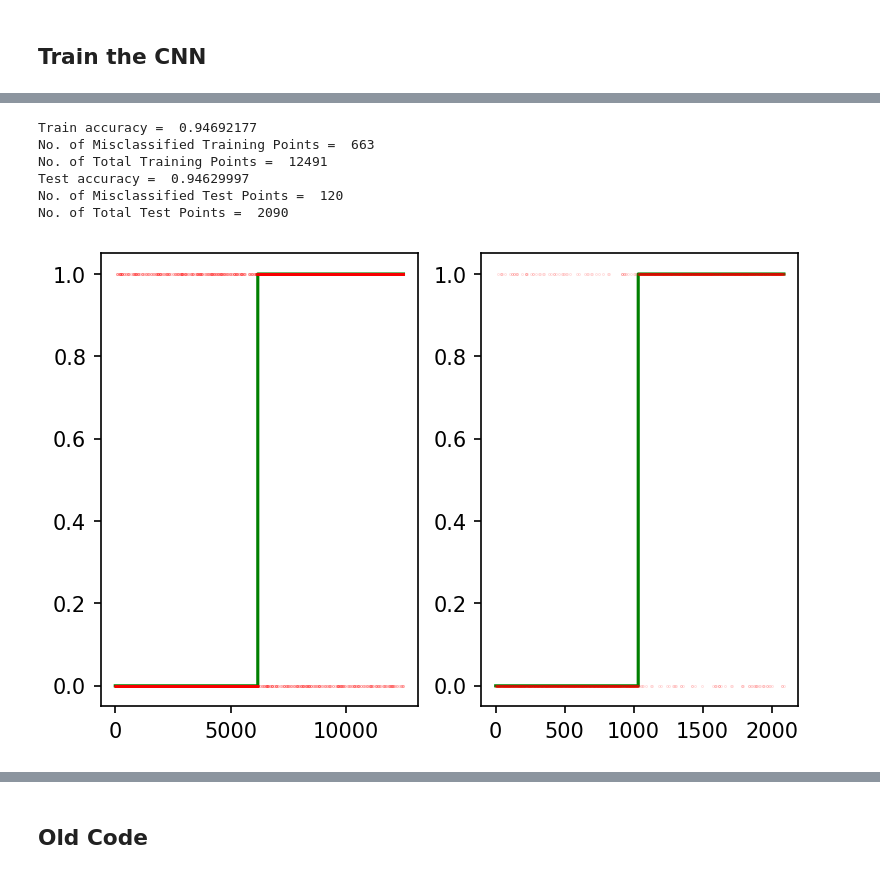
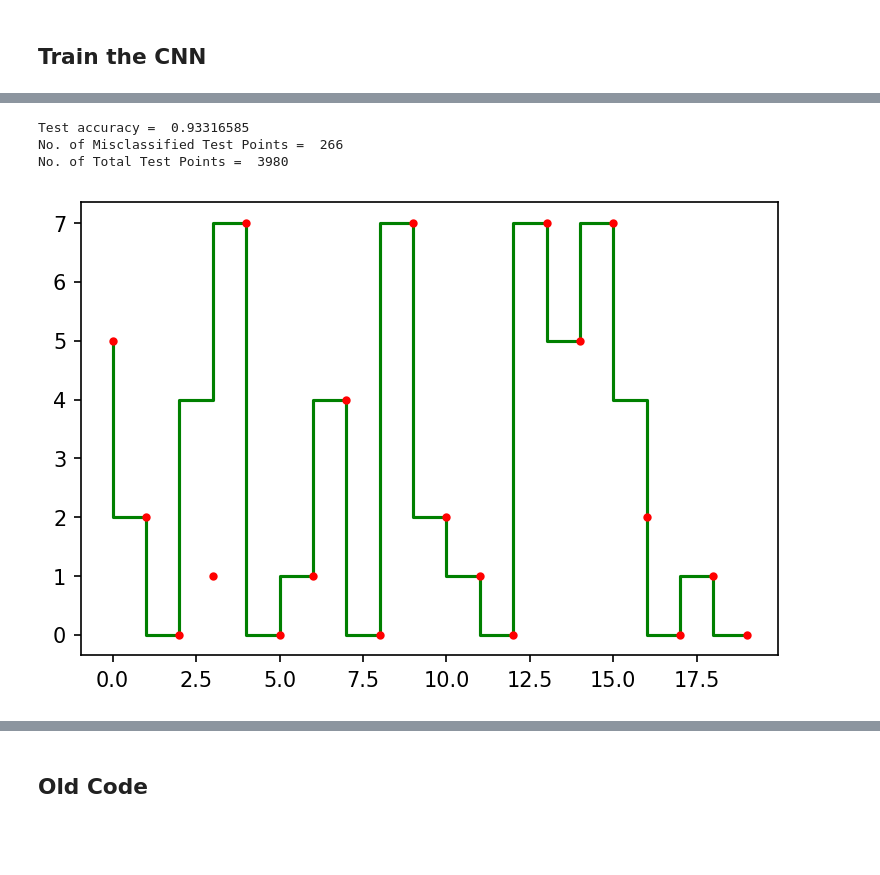
Before and after one commit to adbonzanini/ML-for-plasmas, a Jupyter notebook: Defect_Classification/Defect_Classification_CNN.ipynb, the cells around one changed output, grey strips where cells are left out. Saved outputs shown, nothing was run; the diff lists cells and outputs as text; code cells hidden in the pictures; blank space fills up the shorter version.

```diff
--- a/Defect_Classification/Defect_Classification_CNN.ipynb
+++ b/Defect_Classification/Defect_Classification_CNN.ipynb
@@ -45,9 +51,9 @@ yVal = np.load(execution_path+'/../Data/yVal.npy')
 # %%
 class Parameters:
     def __init__(self):
-        self.Ntrain = xTrain.shape[0]
-        self.imgSize = [xTrain.shape[1],xTrain.shape[2]]
+        self.Ntrain = imgTrain.shape[0]
+        self.imgSize = [imgTrain.shape[1],imgTrain.shape[2]]
         self.dropoutRate = 0.01
 
-
+# Instantiate object
 p = Parameters();
@@ -302,4 +363,0 @@ INFO:tensorflow:Assets written to: /content/gdrive/MyDrive/Colab Notebooks/Code/
-# %%
-# Load a previously trained model
-model.load_weights(execution_path+'/Defect_Classification/cnn_model_trained/cnn_normalized_X_classes_0_1')
-cnnModel = model
@@ -325,10 +400 @@ def classFromBinaryProb(y, pThreshold):
-# %%
-yPredTrain = cnnModel.predict(trainImagesRGB)
-yPred = cnnModel.predict(testImagesRGB)
-
-yPredClass = classFromBinaryProb(yPred, 0.5)
-yPredTrainClass = classFromBinaryProb(yPredTrain, 0.5)
-
-yTestClass = yTest.argmax(axis=1)
-yTrainClass = yTrain[idxTrain].argmax(axis=1)
 # %%
@@ -354,28 +420,25 @@ plt.figure(dpi=100)
 # %%
 accuracyMetricFn = tf.keras.metrics.Accuracy()
-accuracyMetricFn.update_state(yTrainBinary, yPredTrain)
-print('Train accuracy = ', accuracyMetricFn.result().numpy())
-print('No. of Misclassified Training Points = ', len(np.where(yTrainBinary!=yPredTrain)[0]))
-print('No. of Total Training Points = ', yTrainBinary.shape[0])
-accuracyMetricFn.update_state(yTestBinary, yPredClass)
+# accuracyMetricFn.update_state(yTrainCat[0:2000], yPredTrain)
+# print('Train accuracy = ', accuracyMetricFn.result().numpy())
+# print('No. of Misclassified Training Points = ', len(np.where(yTrainCat[0:1000].argmax(1)!=yPredTrain.argmax(1))[0]))
+# print('No. of Total Training Points = ', yTrainCat[0:1000].shape[0])
+accuracyMetricFn.update_state(yTestCat.argmax(1), yPred.argmax(1))
 print('Test accuracy = ', accuracyMetricFn.result().numpy())
-print('No. of Misclassified Test Points = ', len(np.where(yTestBinary!=yPredClass)[0]))
-print('No. of Total Test Points = ', yTestBinary.shape[0])
+print('No. of Misclassified Test Points = ', len(np.where(yTestCat.argmax(1)!=yPred.argmax(1))[0]))
+print('No. of Total Test Points = ', yTestCat.shape[0])
 
 
 plt.figure(dpi=150)
-plt.subplot(121)
-plt.step(yTrainBinary, 'g')
-plt.step(yPredTrainClass, 'r.', markersize=0.1)
-plt.subplot(122)
-plt.step(yTestBinary, 'g')
-plt.step(yPredClass, 'r.', markersize=0.1)
+# plt.subplot(121)
+# plt.step(yTrainCat.argmax(1), 'g')
+# plt.step(yPredTrain.argmax(1), 'r.', markersize=0.1)
+# plt.subplot(122)
+plt.step(yTestCat[0:20].argmax(1), 'g')
+plt.step(yPred[0:20].argmax(1), 'r.')#, markersize=0.1)
 plt.show()
 # %% [output]
-Train accuracy =  0.94692177
-No. of Misclassified Training Points =  663
-No. of Total Training Points =  12491
-Test accuracy =  0.94629997
-No. of Misclassified Test Points =  120
-No. of Total Test Points =  2090
+Test accuracy =  0.93316585
+No. of Misclassified Test Points =  266
+No. of Total Test Points =  3980
-[figure, old version]
+[figure, new version]
```
Also changed, not shown: parts of 28 cells of this notebook, 1 other file.
